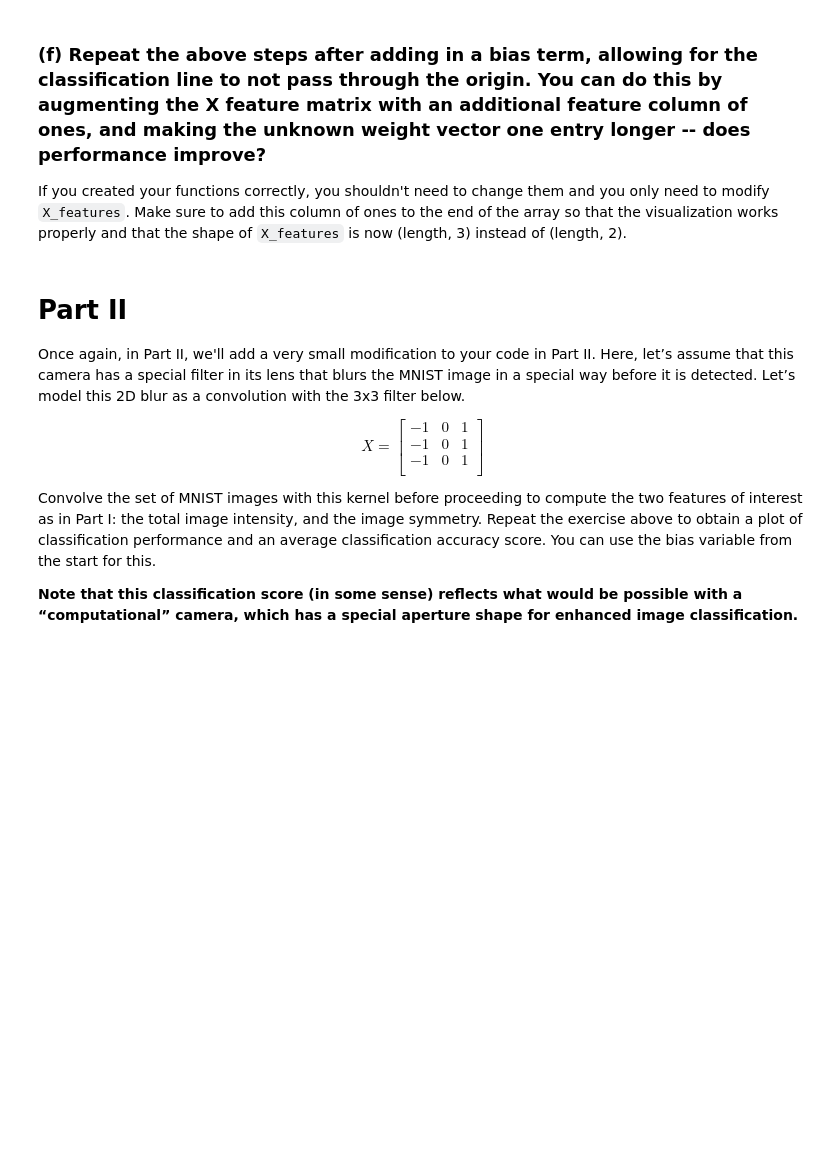
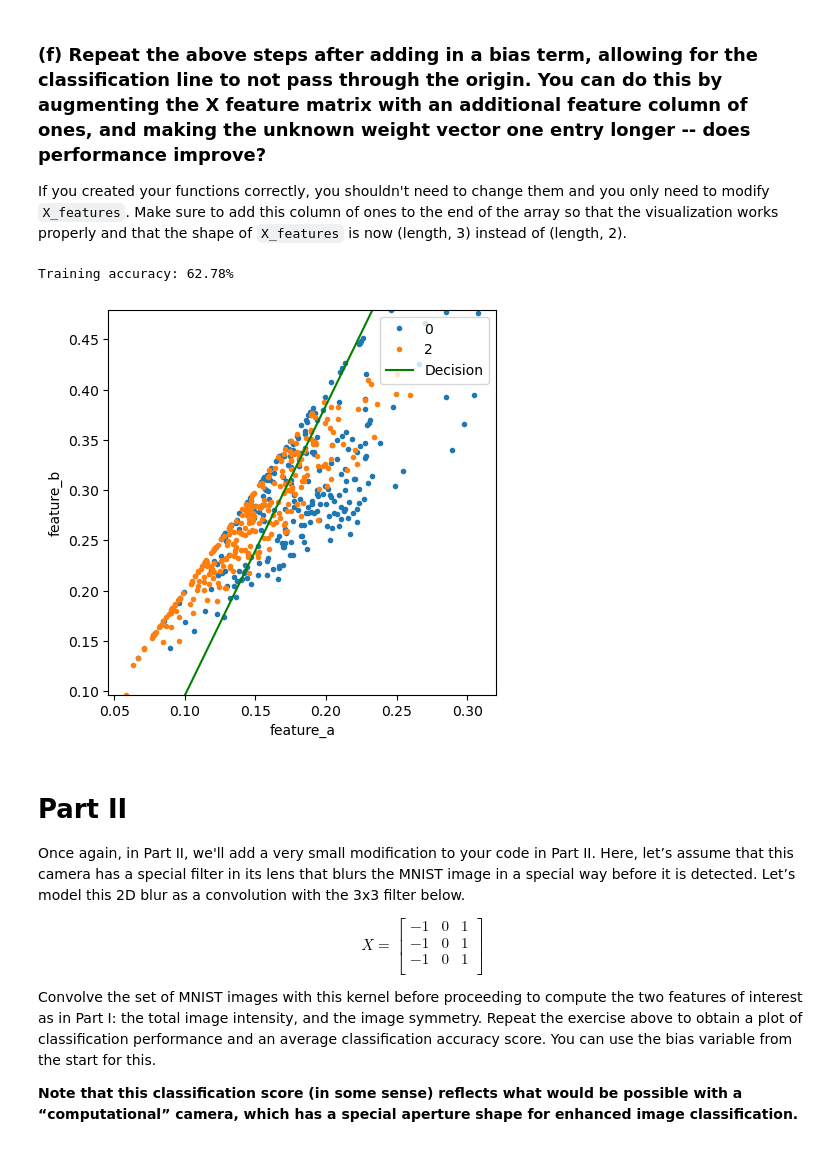
Before and after one commit to guptashrey/BME548L-Machine-Learning-Imaging, a Jupyter notebook: Homework/S2023_HW1.ipynb, the cells around one changed output. Saved outputs shown, nothing was run; the diff lists cells and outputs as text; code cells hidden in the pictures; blank space fills up the shorter version.

```diff
--- a/Homework/S2023_HW1.ipynb
+++ b/Homework/S2023_HW1.ipynb
@@ -274,11 +304,21 @@ visualize_model(X_features, pseudo_y, <your weight variable>)  # should output t
 
 If you created your functions correctly, you shouldn't need to change them and you only need to modify `X_features`. Make sure to add this column of ones to the end of the array so that the visualization works properly and that the shape of `X_features` is now (length, 3) instead of (length, 2).
 # %%
+ones = np.ones((X_features.shape[0], 1))
+X_features_updated = np.concatenate((X_features, ones), axis=1)
+
 # Find w and bias
 
+weights_updated = calculate_w(X_features_updated, pseudo_y)
+
 # Get the test and train accuracy of your model with bias
+print(f"Training accuracy: {format(accuracy_metrics(X_features_updated, weights_updated, pseudo_y), '.2f')}%")
 
 # Visualize the model, you may need to change your code.
+visualize_model(X_features_updated, pseudo_y, weights_updated)
+# %% [output]
+Training accuracy: 62.78%
+[figure, added]
 # %% [markdown]
 # Part II
 
```
Also changed, not shown: parts of 19 cells of this notebook, 1 other file.
